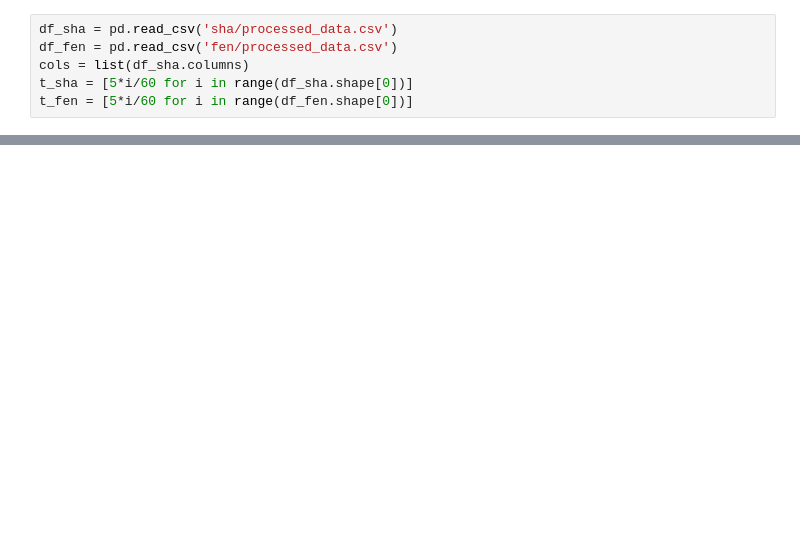
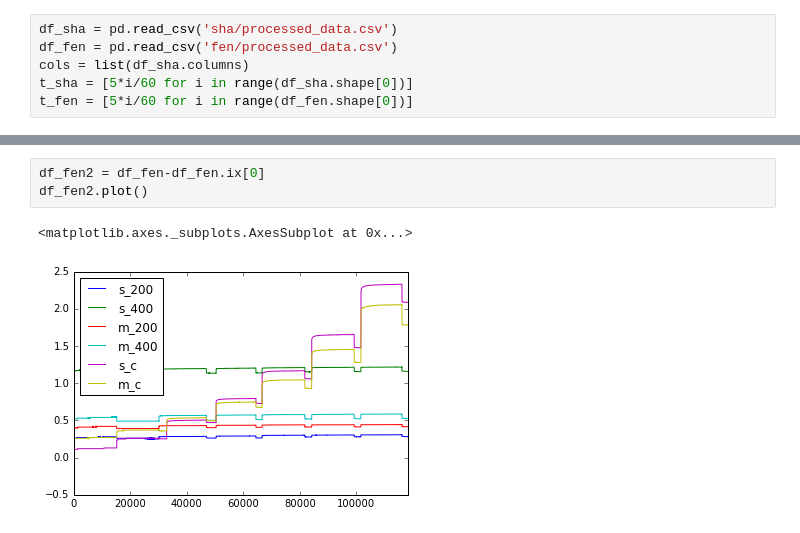
Before and after one commit to FryeT/gujie, a Jupyter notebook: gujie.ipynb, the cells around one changed output, grey strips where cells are left out. Saved outputs shown, nothing was run; the diff lists cells and outputs as text; blank space fills up the shorter version.

```diff
--- a/gujie.ipynb
+++ b/gujie.ipynb
@@ -35,0 +53,6 @@ for nrow in range(3):
+# %%
+df_fen2 = df_fen-df_fen.ix[0]
+df_fen2.plot()
+# %% [output]
+<matplotlib.axes._subplots.AxesSubplot at 0x...>
+[figure, added]
```
Also changed, not shown: parts of 6 cells of this notebook, 9 other files.
